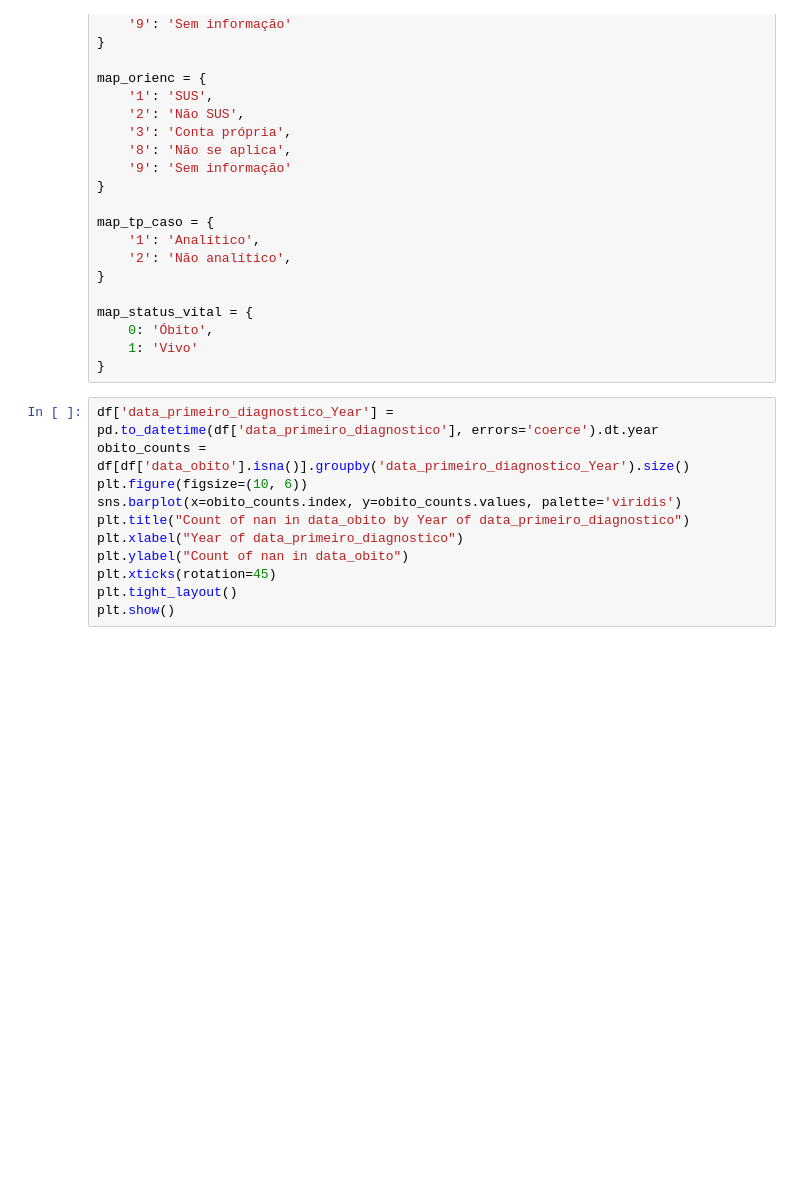
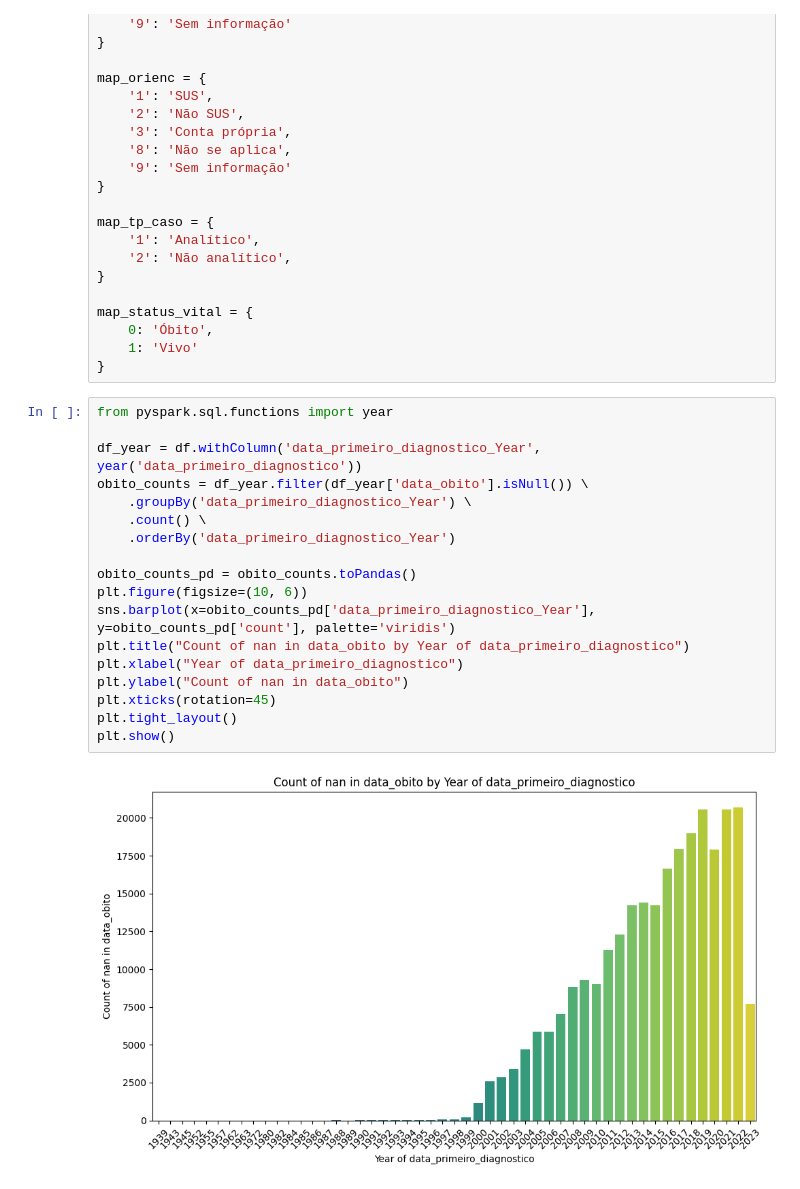
Before and after one commit to Data-Squad-ML/cancer_survival_prediction, a Jupyter notebook: src/cancer_brasil.ipynb, the cells around one changed output. Drawn from its saved outputs; the diff is of its cells as text; blank space fills up the shorter version.

```diff
--- a/src/cancer_brasil.ipynb
+++ b/src/cancer_brasil.ipynb
@@ -468,14 +573,23 @@ map_status_vital = {
     1: 'Vivo'
 }
 # %%
-df['data_primeiro_diagnostico_Year'] = pd.to_datetime(df['data_primeiro_diagnostico'], errors='coerce').dt.year
-obito_counts = df[df['data_obito'].isna()].groupby('data_primeiro_diagnostico_Year').size()
+from pyspark.sql.functions import year
+
+df_year = df.withColumn('data_primeiro_diagnostico_Year', year('data_primeiro_diagnostico'))
+obito_counts = df_year.filter(df_year['data_obito'].isNull()) \
+    .groupBy('data_primeiro_diagnostico_Year') \
+    .count() \
+    .orderBy('data_primeiro_diagnostico_Year')
+
+obito_counts_pd = obito_counts.toPandas()
 plt.figure(figsize=(10, 6))
-sns.barplot(x=obito_counts.index, y=obito_counts.values, palette='viridis')
+sns.barplot(x=obito_counts_pd['data_primeiro_diagnostico_Year'], y=obito_counts_pd['count'], palette='viridis')
 plt.title("Count of nan in data_obito by Year of data_primeiro_diagnostico")
 plt.xlabel("Year of data_primeiro_diagnostico")
 plt.ylabel("Count of nan in data_obito")
 plt.xticks(rotation=45)
 plt.tight_layout()
 plt.show()
+# %% [output]
+[figure, added]
 # %%
```
Also changed, not shown: parts of 26 cells of this notebook.
